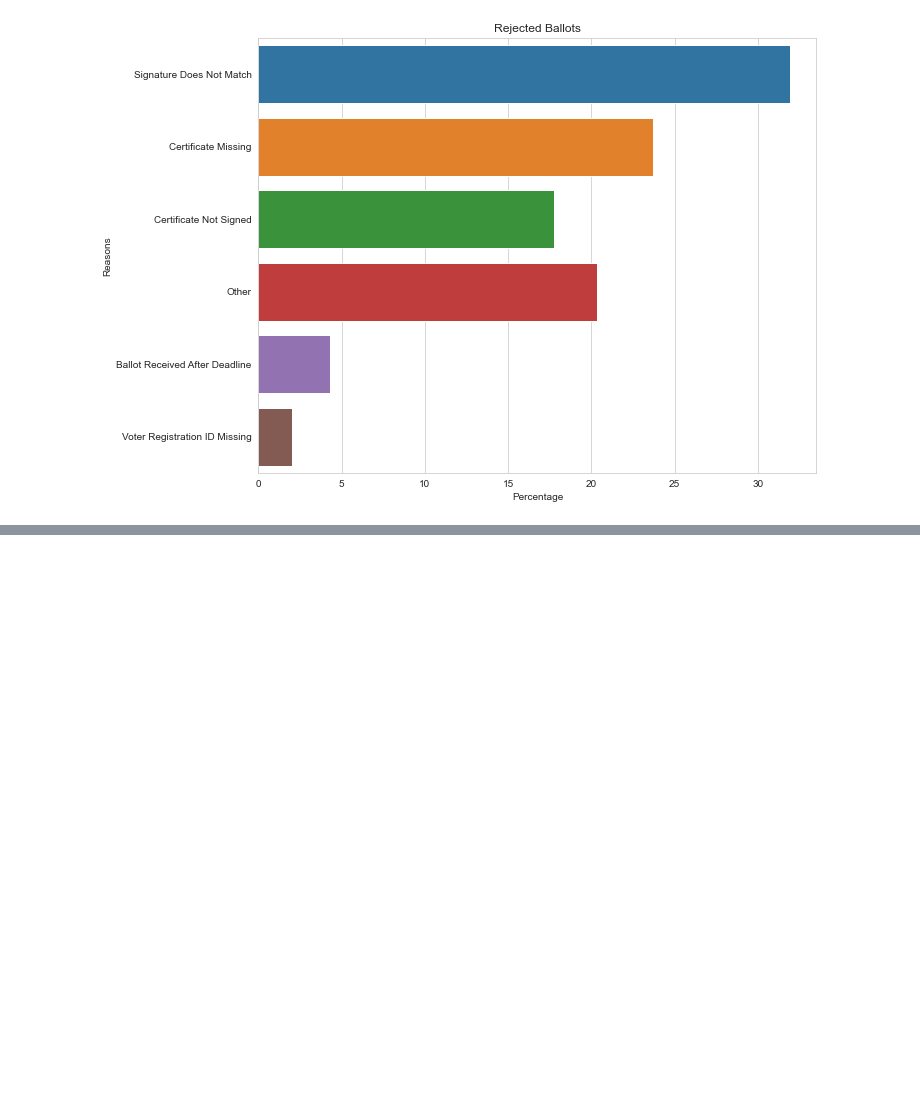
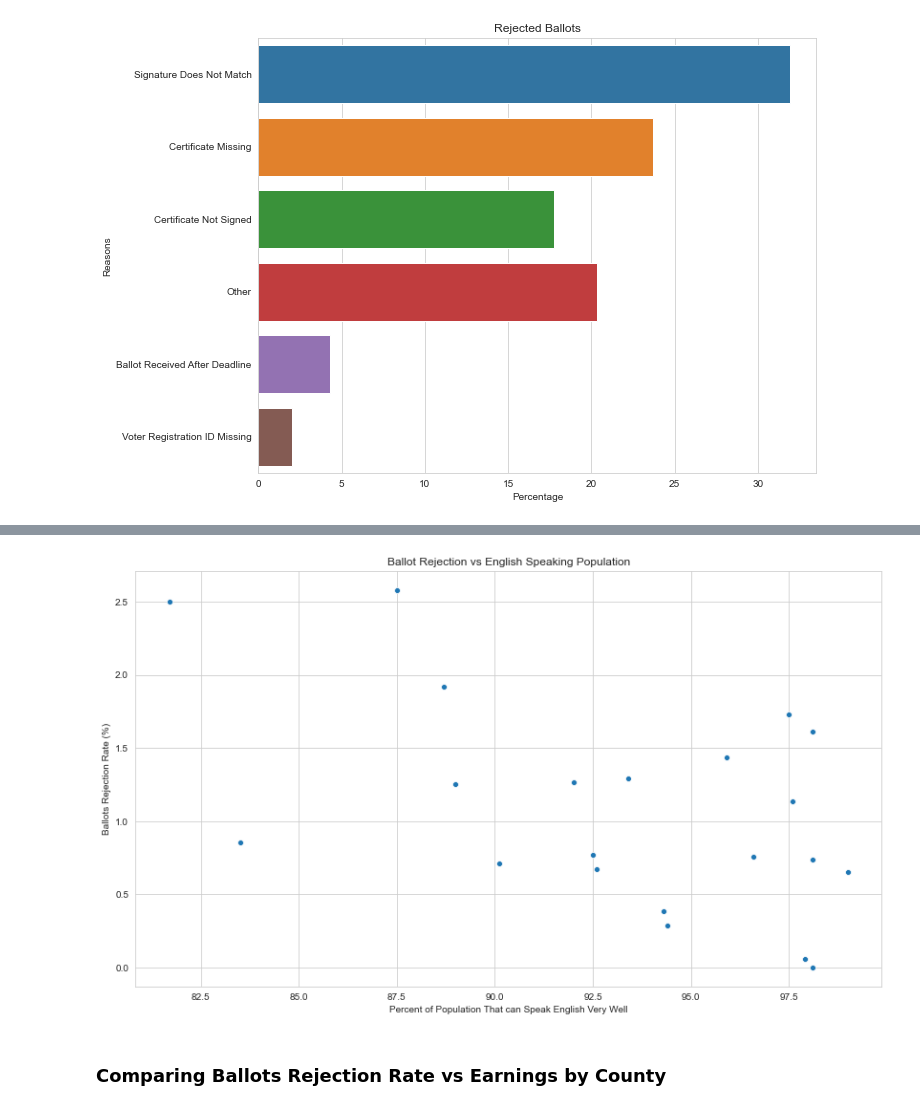
Before and after one commit to lemonaidn/VBM_Rejection_Factors, a Jupyter notebook: Ariel/exploratory_analysis_ballots_data.ipynb, the cells around one changed output, grey strips where cells are left out. Drawn from its saved outputs; the diff is of its cells as text; code cells hidden in the pictures; blank space fills up the shorter version.

```diff
--- a/Ariel/exploratory_analysis_ballots_data.ipynb
+++ b/Ariel/exploratory_analysis_ballots_data.ipynb
@@ -155,0 +254,20 @@ plot_var = ax.set(xlabel='Percentage', ylabel='Reasons', title="Rejected Ballots
+# %%
+county_percent = pd.DataFrame(county_crosstab['Rejected'] / county_crosstab.sum(axis=1)*100).reset_index()
+# %%
+language_dataset = pd.read_csv('./spoken_language_home.csv')
+# %%
+# Imputed Salem County value of percent_speak_english_very_well with data from:
+# Survey/Program: American Community Survey
+# TableID: S1601
+# Product: 2019: ACS 5-Year Estimates Subject Tables
+# URL: https://data.census.gov/cedsci/table?q=Language&g=0500000US34033&tid=ACSST5Y2019.S1601&hidePreview=true
+language_percent = pd.DataFrame(language_dataset['percent_speak_english_very_well'].fillna(97.5))
+# %%
+fig, ax = plt.subplots(figsize=(14,8))
+gchart = sns.scatterplot(x='percent_speak_english_very_well', y=0, data=pd.concat([county_percent, language_percent], axis=1), ax=ax)
+chart_settings = ax.set(xlabel='Percent of Population That can Speak English Very Well',
+                        ylabel='Ballots Rejection Rate (%)', title="Ballot Rejection vs English Speaking Population")
+# %% [output]
+[figure, added]
+# %% [markdown]
+### Comparing Ballots Rejection Rate vs Earnings by County<a class="anchor" id="rejectionearnings"></a>
```
Also changed, not shown: parts of 44 cells of this notebook, 2 other files.
